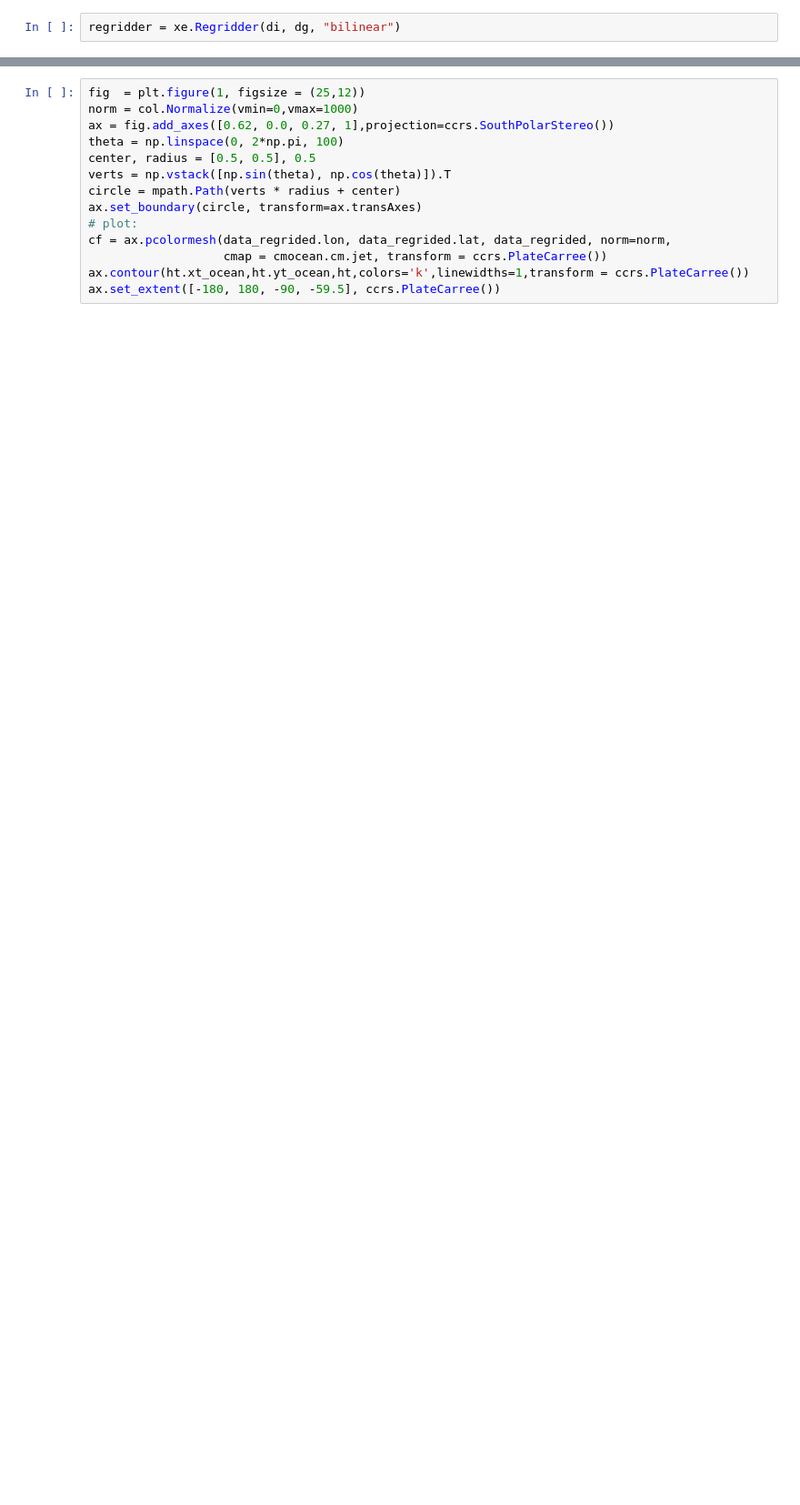
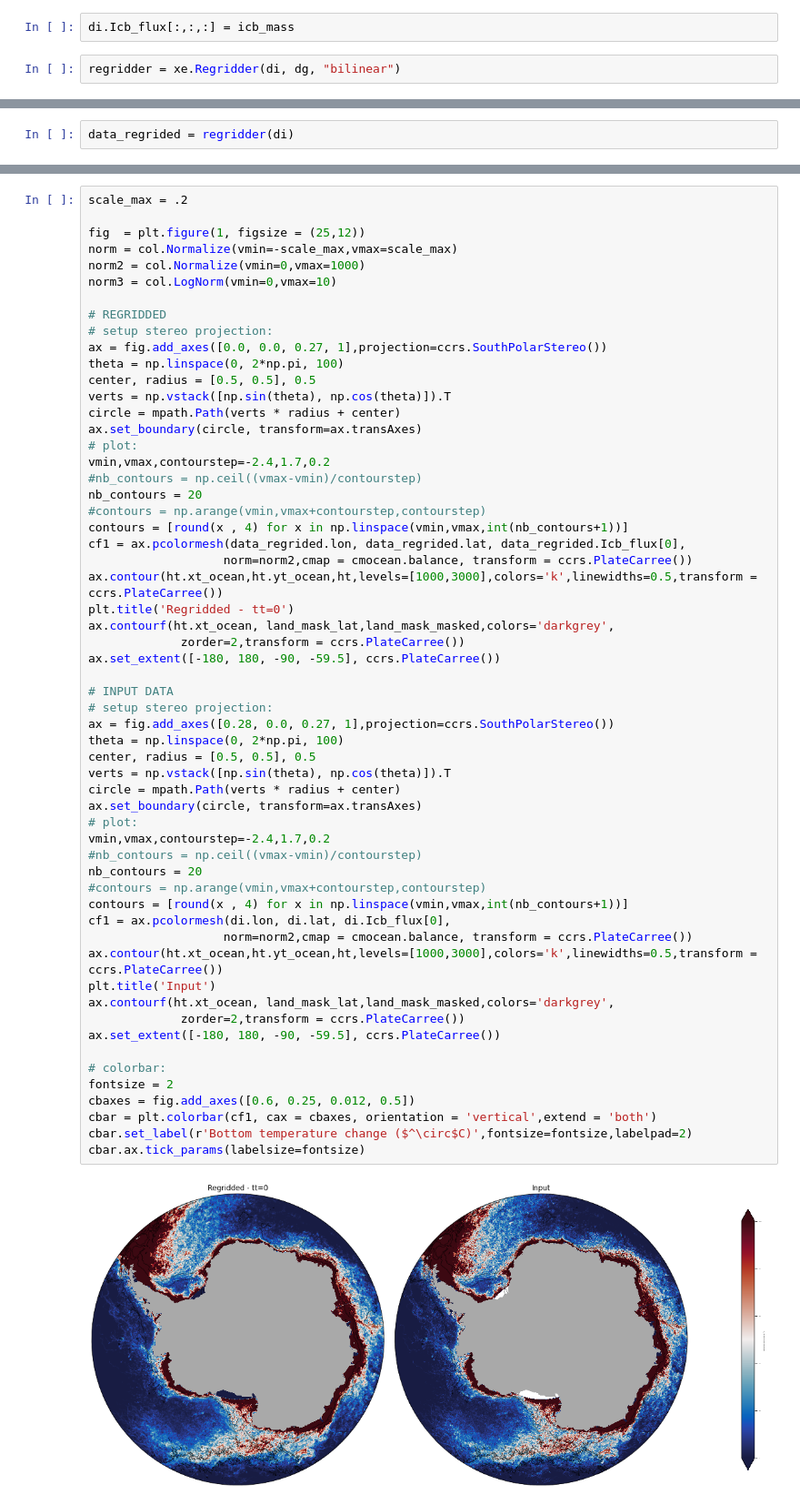
Before and after one commit to pedrocol/basal_mom5-collaborative-project, a Jupyter notebook: notebooks/ICB/Untitled.ipynb, the cells around one changed output, grey strips where cells are left out. Shown at 91% size. Saved outputs shown, nothing was run; the diff lists cells and outputs as text; blank space fills up the shorter version.

```diff
--- a/notebooks/ICB/Untitled.ipynb
+++ b/notebooks/ICB/Untitled.ipynb
@@ -123,5 +117,7 @@ dg = dg.rename({"x": "lon", "y": "lat"}).set_coords(["lon", "lat"])
 # %%
 di = xr.open_dataset("/home/552/pc5520/forcing_files/ICB/Iceberg_Interannual_Merino.nc")
 di = di.rename({"longitude": "lon", "latitude": "lat"})
+# %%
+di.Icb_flux[:,:,:] = icb_mass
 # %%
 regridder = xe.Regridder(di, dg, "bilinear")
@@ -139,0 +124,2 @@ data_regrided.plot()
+# %%
+data_regrided = regridder(di)
@@ -140,14 +171,60 @@ data_regrided.plot()
 # %%
+scale_max = .2
+
 fig  = plt.figure(1, figsize = (25,12))
-norm = col.Normalize(vmin=0,vmax=1000)
-ax = fig.add_axes([0.62, 0.0, 0.27, 1],projection=ccrs.SouthPolarStereo())
+norm = col.Normalize(vmin=-scale_max,vmax=scale_max)
+norm2 = col.Normalize(vmin=0,vmax=1000)
+norm3 = col.LogNorm(vmin=0,vmax=10)
+
+# REGRIDDED
+# setup stereo projection:
+ax = fig.add_axes([0.0, 0.0, 0.27, 1],projection=ccrs.SouthPolarStereo())
 theta = np.linspace(0, 2*np.pi, 100)
 center, radius = [0.5, 0.5], 0.5
 verts = np.vstack([np.sin(theta), np.cos(theta)]).T
 circle = mpath.Path(verts * radius + center)
 ax.set_boundary(circle, transform=ax.transAxes)
 # plot:
-cf = ax.pcolormesh(data_regrided.lon, data_regrided.lat, data_regrided, norm=norm,
-                   cmap = cmocean.cm.jet, transform = ccrs.PlateCarree())
-ax.contour(ht.xt_ocean,ht.yt_ocean,ht,colors='k',linewidths=1,transform = ccrs.PlateCarree())
+vmin,vmax,contourstep=-2.4,1.7,0.2
+#nb_contours = np.ceil((vmax-vmin)/contourstep)
+nb_contours = 20
+#contours = np.arange(vmin,vmax+contourstep,contourstep)
+contours = [round(x , 4) for x in np.linspace(vmin,vmax,int(nb_contours+1))]
+cf1 = ax.pcolormesh(data_regrided.lon, data_regrided.lat, data_regrided.Icb_flux[0],
+                   norm=norm2,cmap = cmocean.balance, transform = ccrs.PlateCarree())
+ax.contour(ht.xt_ocean,ht.yt_ocean,ht,levels=[1000,3000],colors='k',linewidths=0.5,transform = ccrs.PlateCarree())
+plt.title('Regridded - tt=0')
+ax.contourf(ht.xt_ocean, land_mask_lat,land_mask_masked,colors='darkgrey',
+             zorder=2,transform = ccrs.PlateCarree())
 ax.set_extent([-180, 180, -90, -59.5], ccrs.PlateCarree())
+
+# INPUT DATA
+# setup stereo projection:
+ax = fig.add_axes([0.28, 0.0, 0.27, 1],projection=ccrs.SouthPolarStereo())
+theta = np.linspace(0, 2*np.pi, 100)
+center, radius = [0.5, 0.5], 0.5
+verts = np.vstack([np.sin(theta), np.cos(theta)]).T
+circle = mpath.Path(verts * radius + center)
+ax.set_boundary(circle, transform=ax.transAxes)
+# plot:
+vmin,vmax,contourstep=-2.4,1.7,0.2
+#nb_contours = np.ceil((vmax-vmin)/contourstep)
+nb_contours = 20
+#contours = np.arange(vmin,vmax+contourstep,contourstep)
+contours = [round(x , 4) for x in np.linspace(vmin,vmax,int(nb_contours+1))]
+cf1 = ax.pcolormesh(di.lon, di.lat, di.Icb_flux[0],
+                   norm=norm2,cmap = cmocean.balance, transform = ccrs.PlateCarree())
+ax.contour(ht.xt_ocean,ht.yt_ocean,ht,levels=[1000,3000],colors='k',linewidths=0.5,transform = ccrs.PlateCarree())
+plt.title('Input')
+ax.contourf(ht.xt_ocean, land_mask_lat,land_mask_masked,colors='darkgrey',
+             zorder=2,transform = ccrs.PlateCarree())
+ax.set_extent([-180, 180, -90, -59.5], ccrs.PlateCarree())
+
+# colorbar:
+fontsize = 2
+cbaxes = fig.add_axes([0.6, 0.25, 0.012, 0.5])
+cbar = plt.colorbar(cf1, cax = cbaxes, orientation = 'vertical',extend = 'both')
+cbar.set_label(r'Bottom temperature change ($^\circ$C)',fontsize=fontsize,labelpad=2)
+cbar.ax.tick_params(labelsize=fontsize)
+# %% [output]
+[figure, added]
```
Also changed, not shown: parts of 17 cells of this notebook, 1 other file.
